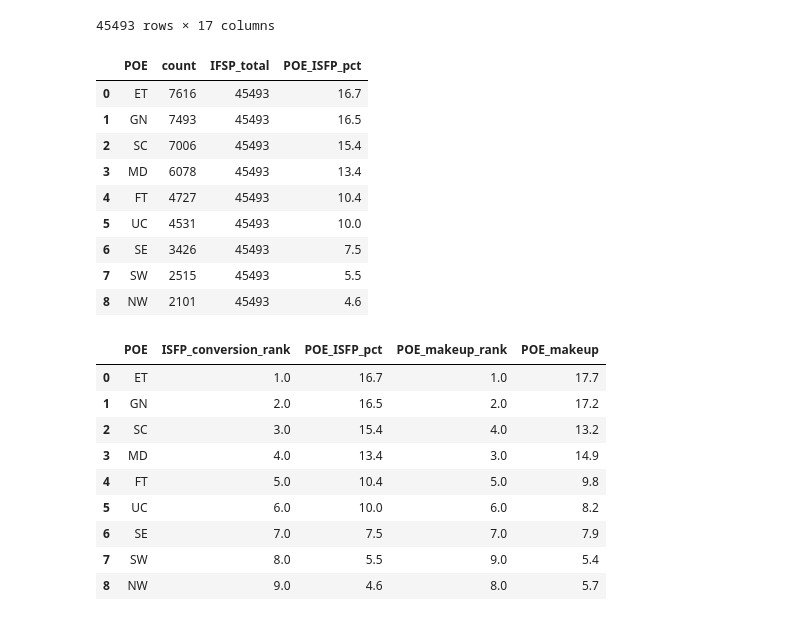
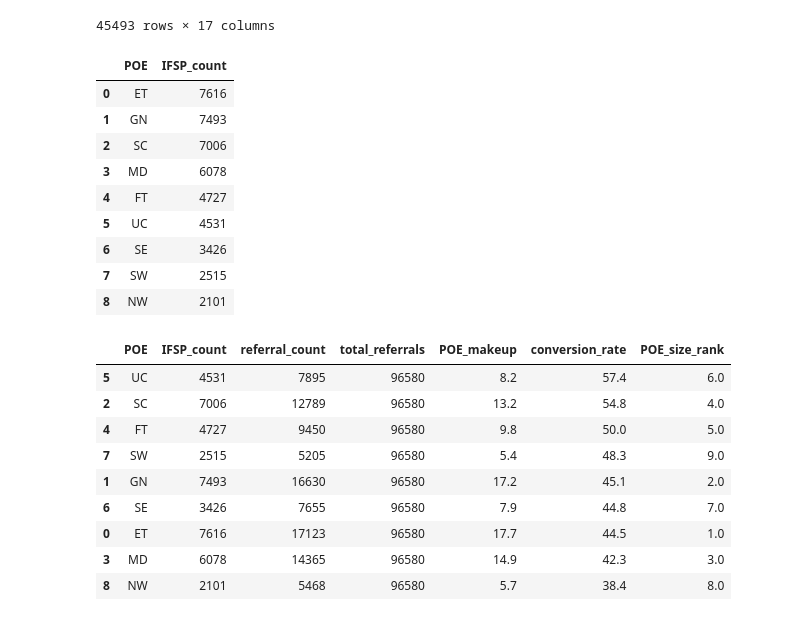
Before and after one commit to NSS-Full-Time-Data-Analytics-7/teis_project-ursula, a Jupyter notebook: Q3_Colin.ipynb, the cells around one changed output. Cells and saved outputs as stored; diff of their text form; code cells hidden in the pictures.

```diff
--- a/Q3_Colin.ipynb
+++ b/Q3_Colin.ipynb
@@ -90,34 +90,37 @@ successful_referrals
 # %%
 #POE_counts = pulled_july.POE.value_counts().to_frame().reset_index()
 POE_successful_ref = successful_referrals.POE.value_counts().to_frame().reset_index()
-POE_successful_ref['total'] = 45493
-POE_successful_ref['POE_ISFP_pct'] = (POE_successful_ref['POE'] / POE_successful_ref['total']).round(decimals=3)*100
-POE_successful_ref = POE_successful_ref.rename(columns = {'index':'POE','POE':'count','total':'IFSP_total'})
+POE_successful_ref = POE_successful_ref.rename(columns = {'index':'POE','POE':'IFSP_count'})
 POE_successful_ref
 # %% [output]
-|  | POE | count | IFSP_total | POE_ISFP_pct |
-| 0 | ET | 7616 | 45493 | 16.7 |
-| 1 | GN | 7493 | 45493 | 16.5 |
-| 2 | SC | 7006 | 45493 | 15.4 |
-| 3 | MD | 6078 | 45493 | 13.4 |
-| 4 | FT | 4727 | 45493 | 10.4 |
-| 5 | UC | 4531 | 45493 | 10.0 |
-| 6 | SE | 3426 | 45493 | 7.5 |
-| 7 | SW | 2515 | 45493 | 5.5 |
-| 8 | NW | 2101 | 45493 | 4.6 |
+|  | POE | IFSP_count |
+| 0 | ET | 7616 |
+| 1 | GN | 7493 |
+| 2 | SC | 7006 |
+| 3 | MD | 6078 |
+| 4 | FT | 4727 |
+| 5 | UC | 4531 |
+| 6 | SE | 3426 |
+| 7 | SW | 2515 |
+| 8 | NW | 2101 |
 # %%
 merged = POE_successful_ref.merge(POE_counts, how='inner', on='POE')
-merged['ISFP_conversion_rank'] = merged['POE_ISFP_pct'].rank(ascending=False)
-merged['POE_makeup_rank'] = merged['POE_makeup'].rank(ascending=False)
-merged[['POE', 'ISFP_conversion_rank','POE_ISFP_pct','POE_makeup_rank','POE_makeup']]
+merged['conversion_rate'] = (merged['IFSP_count'] / merged['count']).round(decimals=3)*100
+merged['POE_size_rank'] = merged['POE_makeup'].rank(ascending=False)
+merged = merged.rename(columns = {'count':'referral_count'})
+merged = merged.sort_values(by='conversion_rate', ascending=False)
+merged
+#merged['ISFP_conversion_rank'] = merged['POE_ISFP_pct'].rank(ascending=False)
+#merged['POE_makeup_rank'] = merged['POE_makeup'].rank(ascending=False)
+#merged[['POE', 'ISFP_conversion_rank','POE_ISFP_pct','POE_makeup_rank','POE_makeup']]
 # %% [output]
-|  | POE | ISFP_conversion_rank | POE_ISFP_pct | POE_makeup_rank | POE_makeup |
-| 0 | ET | 1.0 | 16.7 | 1.0 | 17.7 |
-| 1 | GN | 2.0 | 16.5 | 2.0 | 17.2 |
-| 2 | SC | 3.0 | 15.4 | 4.0 | 13.2 |
-| 3 | MD | 4.0 | 13.4 | 3.0 | 14.9 |
-| 4 | FT | 5.0 | 10.4 | 5.0 | 9.8 |
-| 5 | UC | 6.0 | 10.0 | 6.0 | 8.2 |
-| 6 | SE | 7.0 | 7.5 | 7.0 | 7.9 |
-| 7 | SW | 8.0 | 5.5 | 9.0 | 5.4 |
-| 8 | NW | 9.0 | 4.6 | 8.0 | 5.7 |
+|  | POE | IFSP_count | referral_count | total_referrals | POE_makeup | conversion_rate | POE_size_rank |
+| 5 | UC | 4531 | 7895 | 96580 | 8.2 | 57.4 | 6.0 |
+| 2 | SC | 7006 | 12789 | 96580 | 13.2 | 54.8 | 4.0 |
+| 4 | FT | 4727 | 9450 | 96580 | 9.8 | 50.0 | 5.0 |
+| 7 | SW | 2515 | 5205 | 96580 | 5.4 | 48.3 | 9.0 |
+| 1 | GN | 7493 | 16630 | 96580 | 17.2 | 45.1 | 2.0 |
+| 6 | SE | 3426 | 7655 | 96580 | 7.9 | 44.8 | 7.0 |
+| 0 | ET | 7616 | 17123 | 96580 | 17.7 | 44.5 | 1.0 |
+| 3 | MD | 6078 | 14365 | 96580 | 14.9 | 42.3 | 3.0 |
+| 8 | NW | 2101 | 5468 | 96580 | 5.7 | 38.4 | 8.0 |
```
Also changed, not shown: parts of 5 cells of this notebook, 2 other files.
